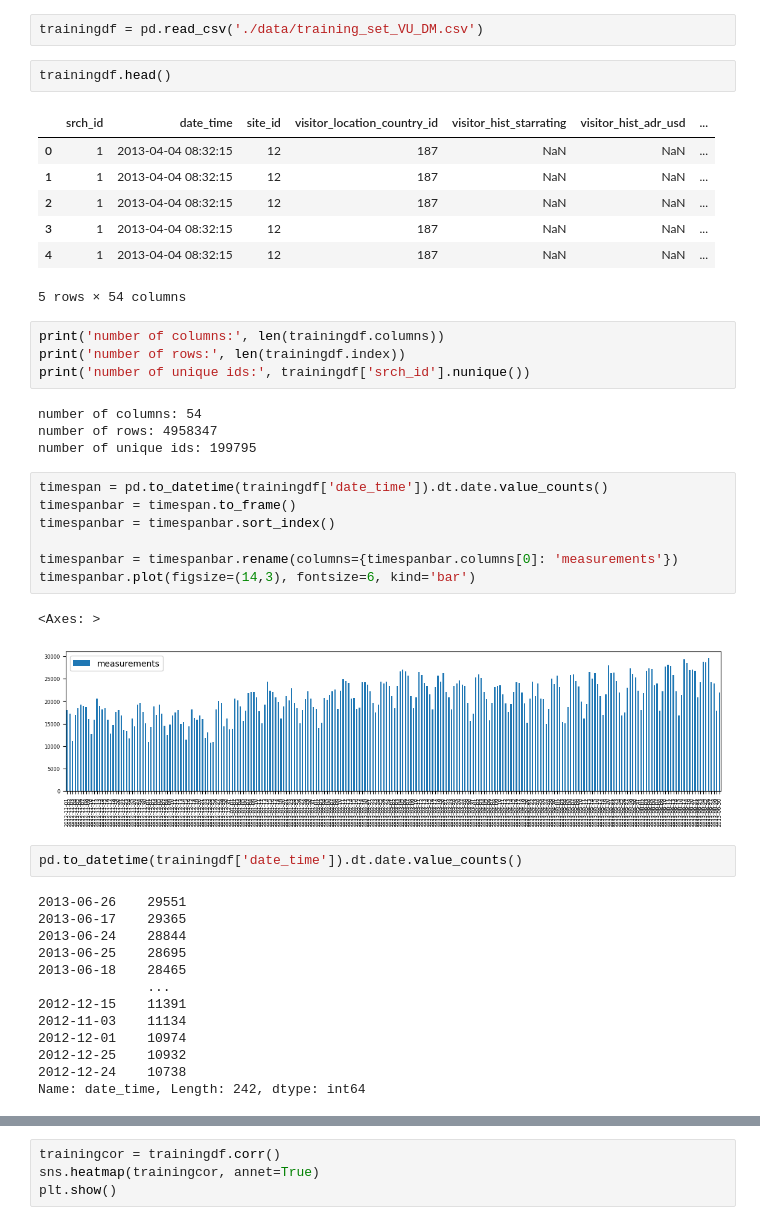
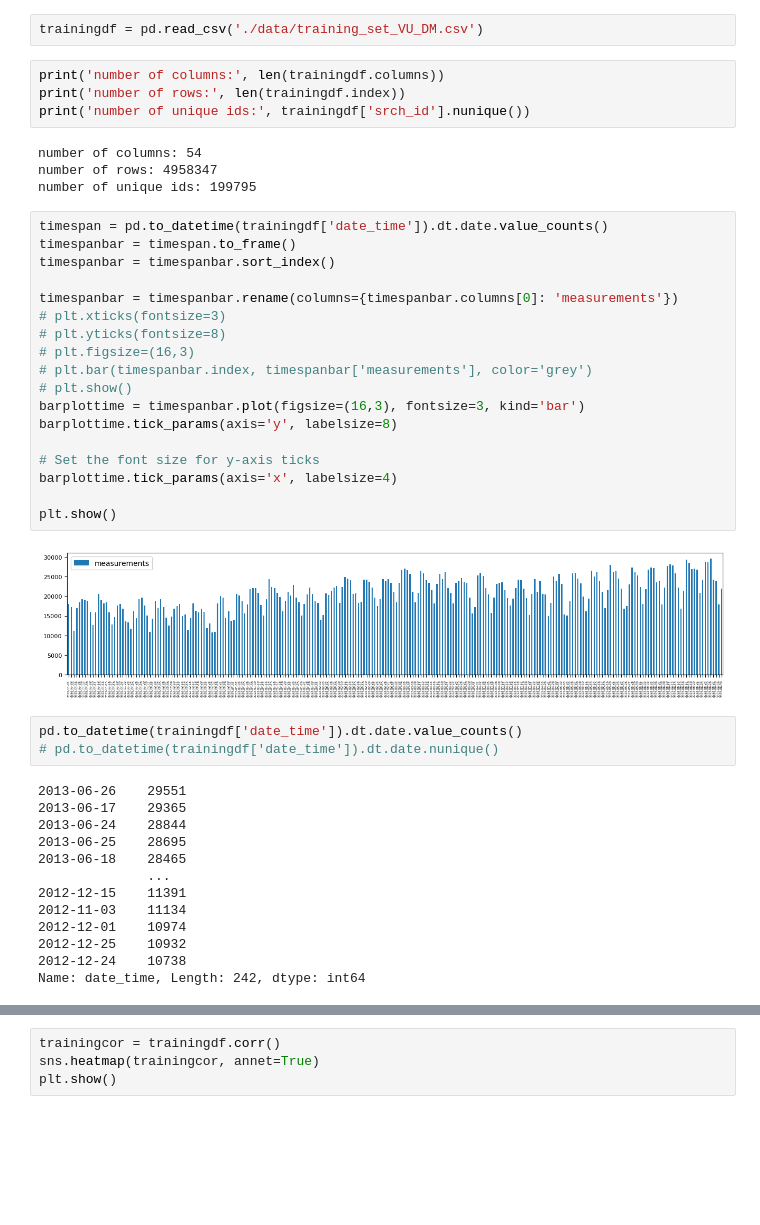
Before and after one commit to Revess/DMT2023_ass2, a Jupyter notebook: data_explanation.ipynb, the cells around one changed output, grey strips where cells are left out. Saved outputs shown, nothing was run; the diff lists cells and outputs as text; blank space fills up the shorter version.

```diff
--- a/data_explanation.ipynb
+++ b/data_explanation.ipynb
@@ -6,16 +6,6 @@ import seaborn as sns
 import matplotlib.pyplot as plt
 # %%
 trainingdf = pd.read_csv('./data/training_set_VU_DM.csv')
-# %%
-trainingdf.head()
-# %% [output]
-|  | srch_id | date_time | site_id | visitor_location_country_id | visitor_hist_starrating | visitor_hist_adr_usd | ... |
-| 0 | 1 | 2013-04-04 08:32:15 | 12 | 187 | NaN | NaN | ... |
-| 1 | 1 | 2013-04-04 08:32:15 | 12 | 187 | NaN | NaN | ... |
-| 2 | 1 | 2013-04-04 08:32:15 | 12 | 187 | NaN | NaN | ... |
-| 3 | 1 | 2013-04-04 08:32:15 | 12 | 187 | NaN | NaN | ... |
-| 4 | 1 | 2013-04-04 08:32:15 | 12 | 187 | NaN | NaN | ... |
-5 rows × 54 columns
 # %%
 print('number of columns:', len(trainingdf.columns))
 print('number of rows:', len(trainingdf.index))
@@ -27,15 +17,26 @@ number of unique ids: 199795
 # %%
 timespan = pd.to_datetime(trainingdf['date_time']).dt.date.value_counts()
 timespanbar = timespan.to_frame()
 timespanbar = timespanbar.sort_index()
 
 timespanbar = timespanbar.rename(columns={timespanbar.columns[0]: 'measurements'})
-timespanbar.plot(figsize=(14,3), fontsize=6, kind='bar')
+# plt.xticks(fontsize=3)
+# plt.yticks(fontsize=8)
+# plt.figsize=(16,3)
+# plt.bar(timespanbar.index, timespanbar['measurements'], color='grey')
+# plt.show()
+barplottime = timespanbar.plot(figsize=(16,3), fontsize=3, kind='bar')
+barplottime.tick_params(axis='y', labelsize=8)
+
+# Set the font size for y-axis ticks
+barplottime.tick_params(axis='x', labelsize=4)
+
+plt.show()
 # %% [output]
-<Axes: >
-[figure, old version]
+[figure, new version]
 # %%
 pd.to_datetime(trainingdf['date_time']).dt.date.value_counts()
+# pd.to_datetime(trainingdf['date_time']).dt.date.nunique()
 # %% [output]
 2013-06-26    29551
 2013-06-17    29365
```
Also changed, not shown: parts of 12 cells of this notebook, 4 other files.
